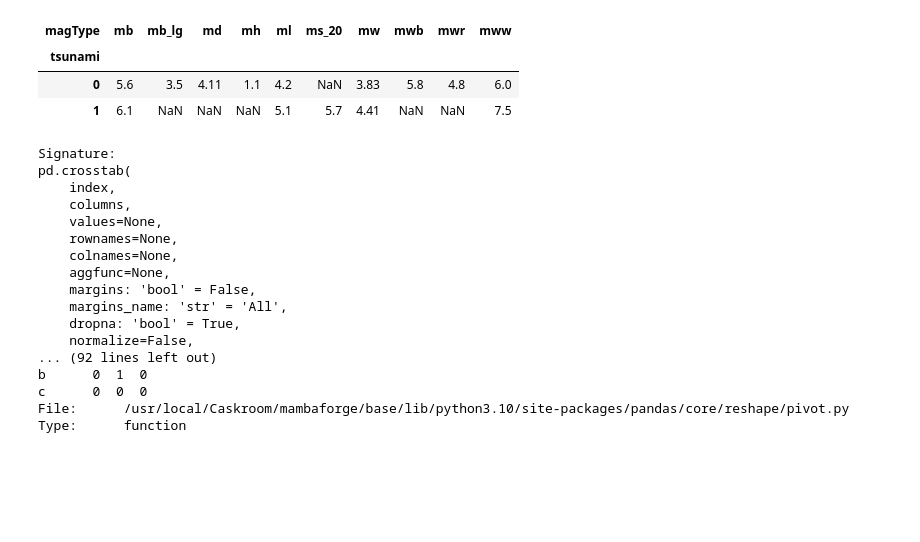
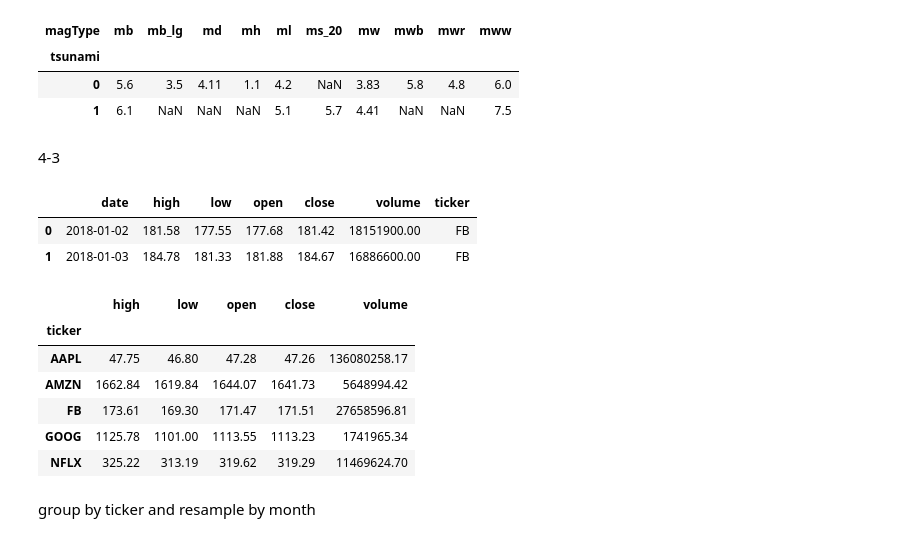
Before and after one commit to nadia-paz/ds-learning, a Jupyter notebook: data_analysis_pandas/exercises.ipynb, the cells around one changed output. Drawn from its saved outputs; the diff is of its cells as text; code cells hidden in the pictures; blank space fills up the shorter version.

```diff
--- a/data_analysis_pandas/exercises.ipynb
+++ b/data_analysis_pandas/exercises.ipynb
@@ -136,23 +136,5 @@ pd.crosstab(index=eq.tsunami, columns=eq.magType,
 | tsunami |  |  |  |  |  |  |  |  |  |  |
 | 0 | 5.6 | 3.5 | 4.11 | 1.1 | 4.2 | NaN | 3.83 | 5.8 | 4.8 | 6.0 |
 | 1 | 6.1 | NaN | NaN | NaN | 5.1 | 5.7 | 4.41 | NaN | NaN | 7.5 |
-# %%
-pd.crosstab?
-# %% [output]
-Signature:
-pd.crosstab(
-    index,
-    columns,
-    values=None,
-    rownames=None,
-    colnames=None,
-    aggfunc=None,
-    margins: 'bool' = False,
-    margins_name: 'str' = 'All',
-    dropna: 'bool' = True,
-    normalize=False,
-... (92 lines left out)
-b      0  1  0
-c      0  0  0
-File:      /usr/local/Caskroom/mambaforge/base/lib/python3.10/site-packages/pandas/core/reshape/pivot.py
-Type:      function
+# %% [markdown]
+4-3
@@ -158,0 +143,21 @@ Type:      function
+# %%
+# upload faang file
+df = pd.read_csv('../datasets/faang.csv', index_col=[0])
+df.head(2)
+# %% [output]
+|  | date | high | low | open | close | volume | ticker |
+| 0 | 2018-01-02 | 181.58 | 177.55 | 177.68 | 181.42 | 18151900.00 | FB |
+| 1 | 2018-01-03 | 184.78 | 181.33 | 181.88 | 184.67 | 16886600.00 | FB |
+# %%
+# group by the ticker
+df.groupby('ticker').mean(numeric_only=True)
+# %% [output]
+|  | high | low | open | close | volume |
+| ticker |  |  |  |  |  |
+| AAPL | 47.75 | 46.80 | 47.28 | 47.26 | 136080258.17 |
+| AMZN | 1662.84 | 1619.84 | 1644.07 | 1641.73 | 5648994.42 |
+| FB | 173.61 | 169.30 | 171.47 | 171.51 | 27658596.81 |
+| GOOG | 1125.78 | 1101.00 | 1113.55 | 1113.23 | 1741965.34 |
+| NFLX | 325.22 | 313.19 | 319.62 | 319.29 | 11469624.70 |
+# %% [markdown]
+group by ticker and resample by month
```
Also changed, not shown: parts of 6 cells of this notebook.
